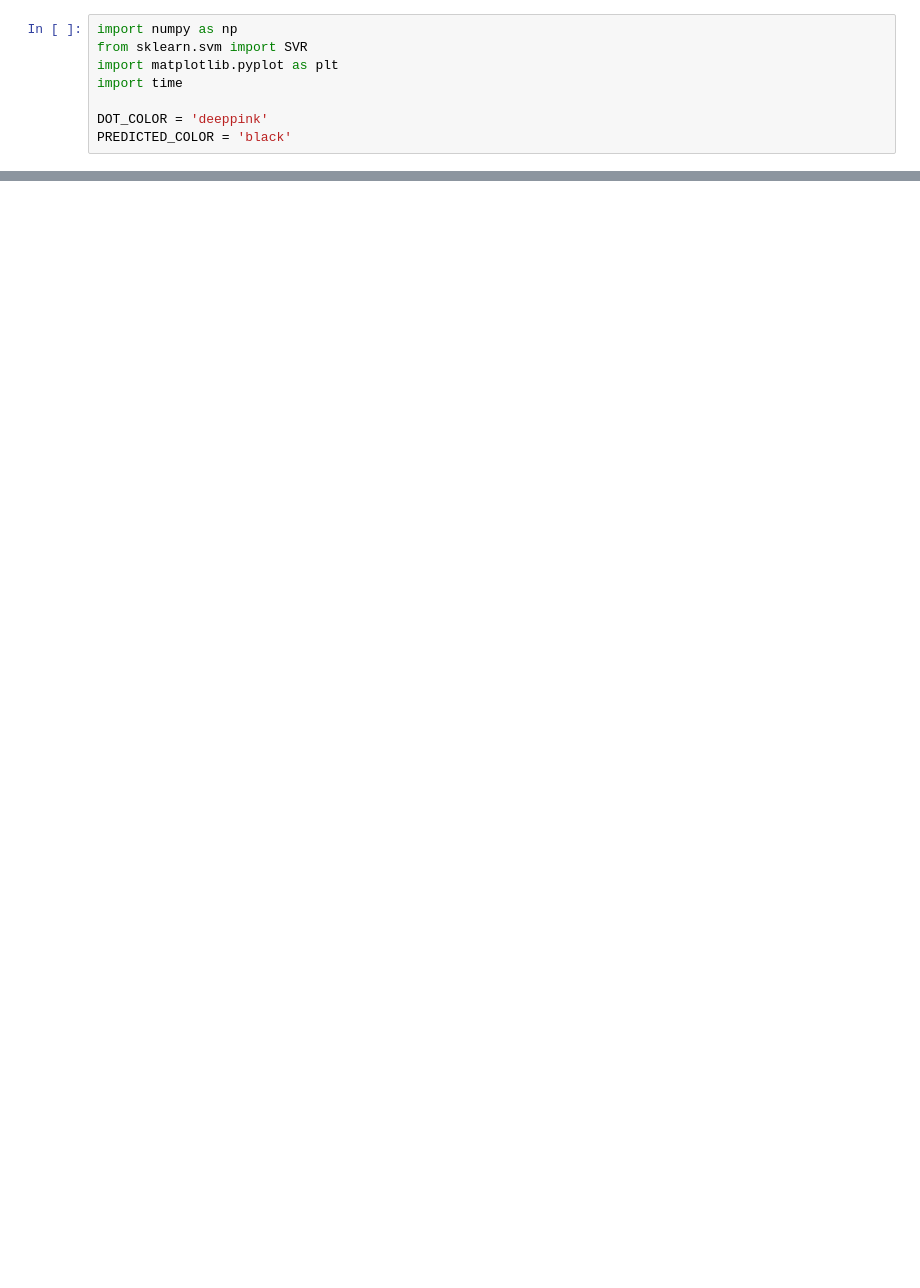
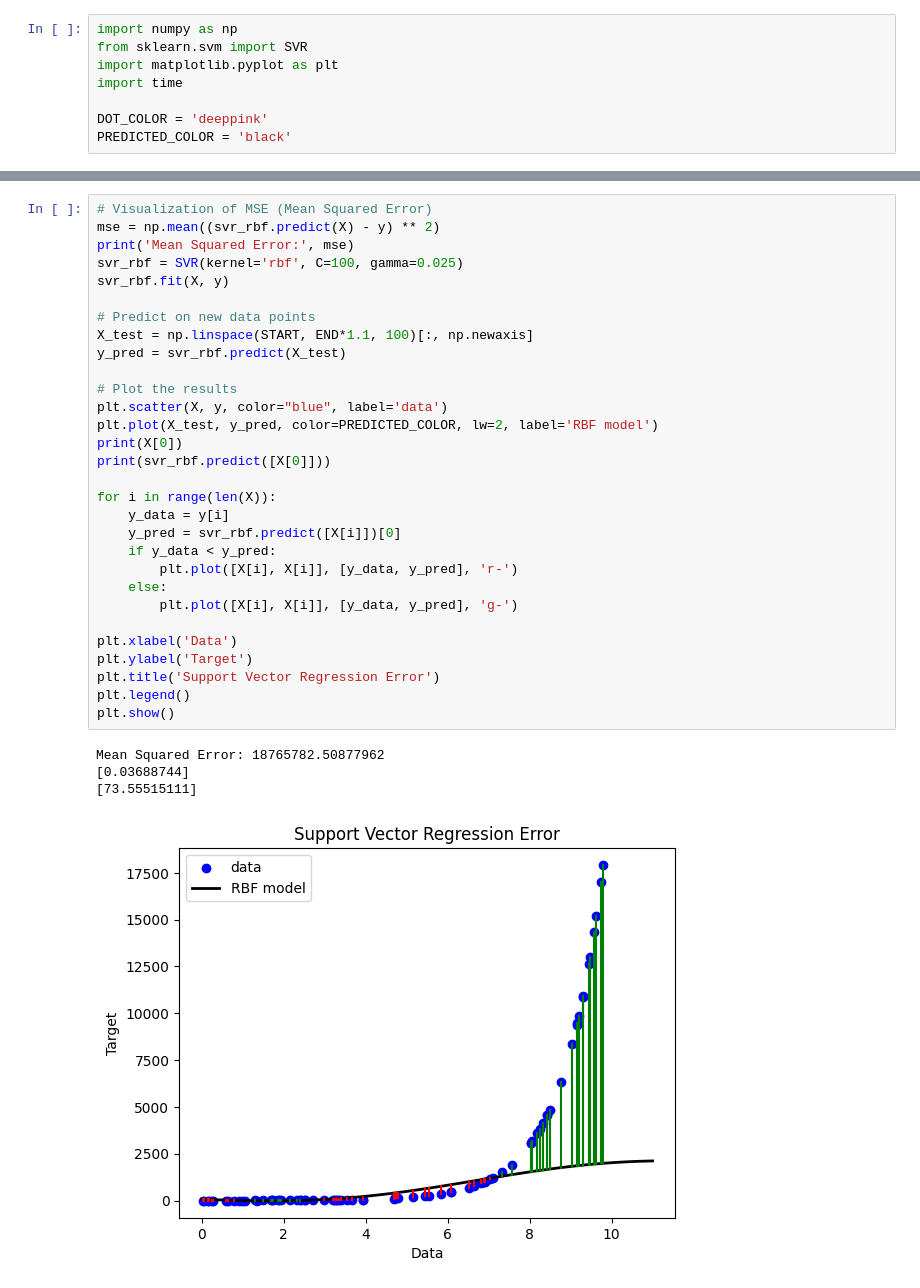
Before and after one commit to EmilianoHFlores/Intelligent-Robotics-Implementation-TE3002B, a Jupyter notebook: machine-learning/supportVectorRegression/supportVectorRegression.ipynb, the cells around one changed output, grey strips where cells are left out. Drawn from its saved outputs; the diff is of its cells as text; blank space fills up the shorter version.

```diff
--- a/machine-learning/supportVectorRegression/supportVectorRegression.ipynb
+++ b/machine-learning/supportVectorRegression/supportVectorRegression.ipynb
@@ -47,3 +49,38 @@ plt.show()
+# %%
+# Visualization of MSE (Mean Squared Error)
+mse = np.mean((svr_rbf.predict(X) - y) ** 2)
+print('Mean Squared Error:', mse)
+svr_rbf = SVR(kernel='rbf', C=100, gamma=0.025)
+svr_rbf.fit(X, y)
+
+# Predict on new data points
+X_test = np.linspace(START, END*1.1, 100)[:, np.newaxis]
+y_pred = svr_rbf.predict(X_test)
+
+# Plot the results
+plt.scatter(X, y, color="blue", label='data')
+plt.plot(X_test, y_pred, color=PREDICTED_COLOR, lw=2, label='RBF model')
+print(X[0])
+print(svr_rbf.predict([X[0]]))
+
+for i in range(len(X)):
+    y_data = y[i]
+    y_pred = svr_rbf.predict([X[i]])[0]
+    if y_data < y_pred:
+        plt.plot([X[i], X[i]], [y_data, y_pred], 'r-')
+    else:
+        plt.plot([X[i], X[i]], [y_data, y_pred], 'g-')
+
+plt.xlabel('Data')
+plt.ylabel('Target')
+plt.title('Support Vector Regression Error')
+plt.legend()
+plt.show()
+# %% [output]
+Mean Squared Error: 18765782.50877962
+[0.03688744]
+[73.55515111]
+[figure, added]
 # %%
 # Testing different kernels
 kernels = ['linear', 'poly', 'rbf', 'sigmoid']
```
Also changed, not shown: parts of 5 cells of this notebook.
